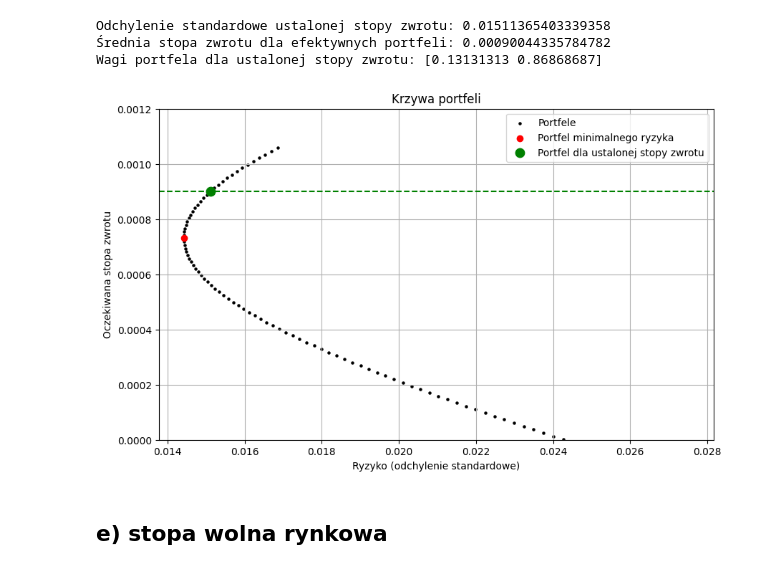
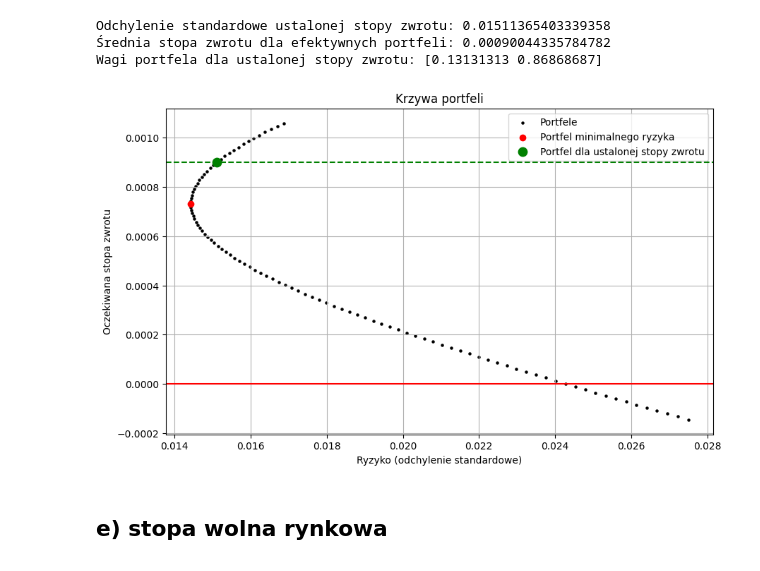
Before and after one commit to werpyr1003/Zarz-dzanie_ryzykiem_McDonald_Corporation, a Jupyter notebook: projekt_4/prez_4_1.ipynb, the cells around one changed output. Drawn from its saved outputs; the diff is of its cells as text; code cells hidden in the pictures.

```diff
--- a/projekt_4/prez_4_1.ipynb
+++ b/projekt_4/prez_4_1.ipynb
@@ -246,19 +246,19 @@ Wagi portfela dla ustalonej stopy zwrotu: [0.13131313 0.86868687]
 # %%
 plt.figure(figsize=(10, 6))
 plt.scatter(stds_list, returns_list, color='black', s=5, label="Portfele")
 plt.scatter(std_min_var, r_min_var, color='red', label='Portfel minimalnego ryzyka', zorder=5)
 plt.scatter(sigma_mean_returns_effective, mean_returns_effective, color = "green", s = 80, label = "Portfel dla ustalonej stopy zwrotu")
 plt.xlabel("Ryzyko (odchylenie standardowe)")
 plt.ylabel("Oczekiwana stopa zwrotu")
 plt.title("Krzywa portfeli")
 plt.grid(True)
 plt.legend()
-plt.ylim(0,0.0012)
-#plt.axhline(y=0, color='red')
+# plt.ylim(0,0.0012)
+plt.axhline(y=0, color='red')
 plt.axhline( y=mean_returns_effective, color='green', linestyle='--', label=f"Ustalona stopa zwrotu = {mean_returns_effective:.6f}")
 plt.show()
 # %% [output]
-[figure, old version]
+[figure, new version]
 # %% [markdown]
 ## e) stopa wolna rynkowa
 # %%
```
Also changed, not shown: parts of 7 cells of this notebook, 1 other file.
